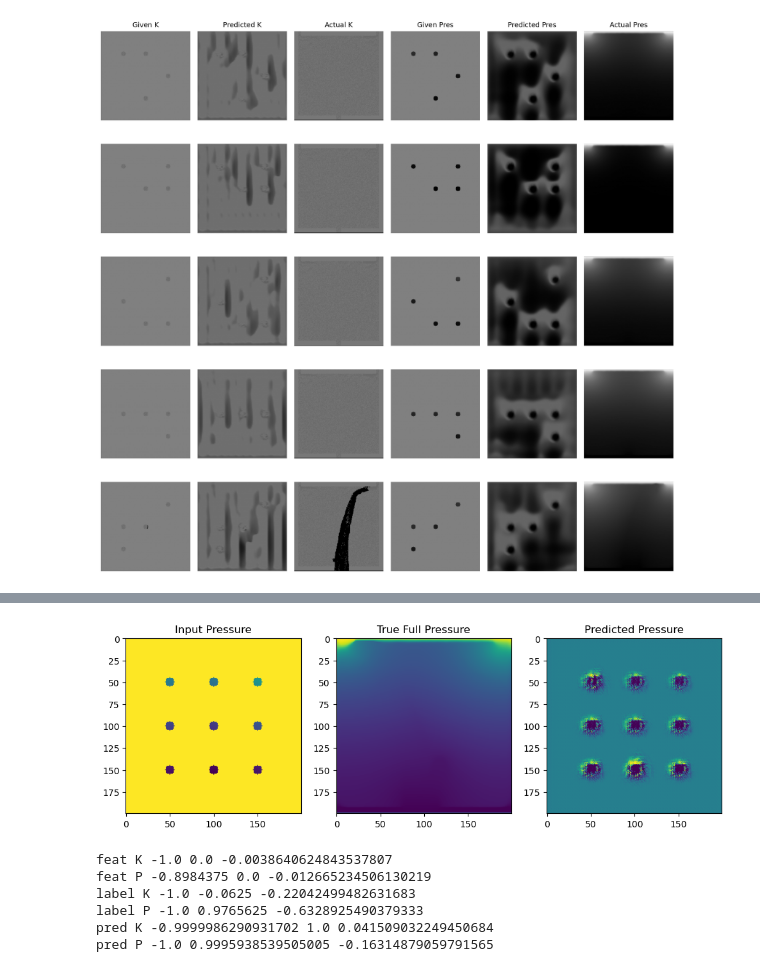
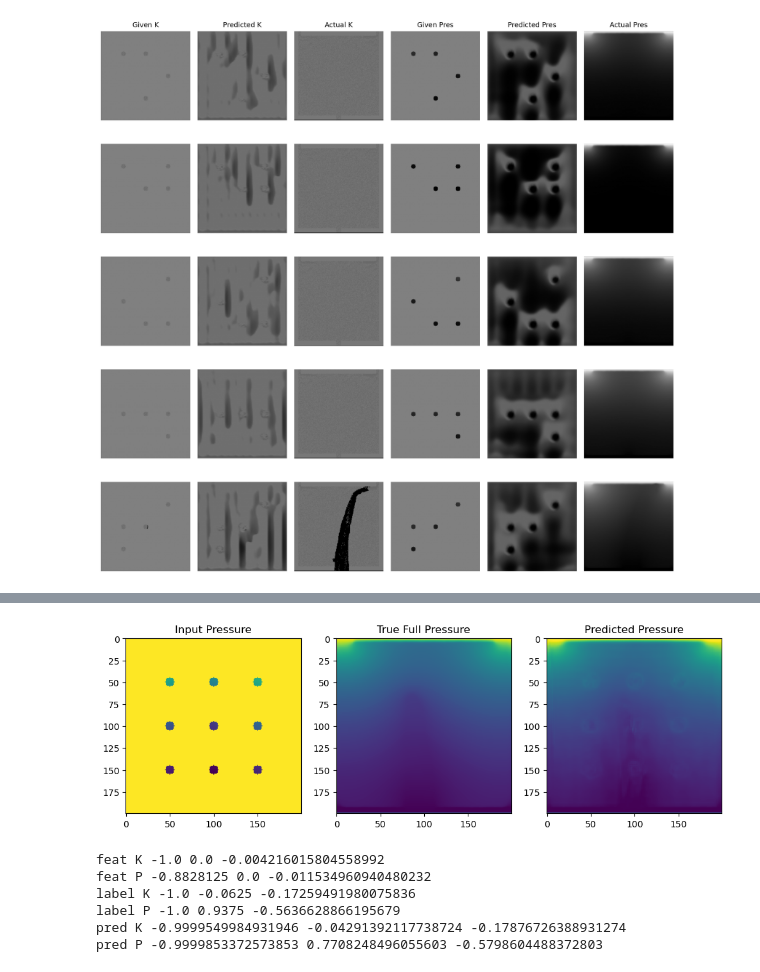
Before and after one commit to JadenLews/Learning, a Jupyter notebook: DeepLearn/physics/0525_visualize_compare.ipynb, the cells around one changed output, grey strips where cells are left out. Drawn from its saved outputs; the diff is of its cells as text; code cells hidden in the pictures.

```diff
--- a/DeepLearn/physics/0525_visualize_compare.ipynb
+++ b/DeepLearn/physics/0525_visualize_compare.ipynb
@@ -313,7 +313,8 @@ model = make_model(
     channels="KP"
 )
 model.load_state_dict(torch.load(
-    "official_darcy/final/fixed_physics_limited_attn_unet_darcy_0p1_best_state.pt",
+    # "official_darcy/final/fixed_physics_limited_attn_unet_darcy_1p0_final_state.pt",
+    "baseline_full/final/fixed_attn_unet_baseline_full_nodarcy_best_state.pt",
     map_location=DEVICE
 ))
 
@@ -327,37 +344,37 @@ import matplotlib.pyplot as plt
 import datasets
 from model_loader import make_model, DEVICE, ChannelSelectDataset
 
-val_sims = np.array([450])
+val_sims = np.array([250])
 
 base_dataset = datasets.FixedDenseDatasetFull(
     sims=val_sims,
     channels="KP"
 )
 
 dataset = ChannelSelectDataset(base_dataset, channels="KP")
 
-feat, label = dataset[100]
+feat, label = dataset[55]
 
 with torch.no_grad():
     pred = model(feat.unsqueeze(0).to(DEVICE)).squeeze(0).cpu()
 
 plt.figure(figsize=(12,4))
 
 plt.subplot(1,3,1)
 plt.imshow(feat[1].cpu())
 plt.title("Input Pressure")
 
 plt.subplot(1,3,2)
 plt.imshow(label[1].cpu())
 plt.title("True Full Pressure")
 
 plt.subplot(1,3,3)
 plt.imshow(pred[1])
 plt.title("Predicted Pressure")
 
 plt.show()
 # %% [output]
-[figure, old version]
+[figure, new version]
 # %%
 for name, x in [
     ("feat K", feat[0]),
@@ -369,12 +386,12 @@ for name, x in [
 ]:
     print(name, x.min().item(), x.max().item(), x.mean().item())
 # %% [output]
-feat K -1.0 0.0 -0.0038640624843537807
-feat P -0.8984375 0.0 -0.012665234506130219
-label K -1.0 -0.0625 -0.22042499482631683
-label P -1.0 0.9765625 -0.6328925490379333
-pred K -0.9999986290931702 1.0 0.041509032249450684
-pred P -1.0 0.9995938539505005 -0.16314879059791565
+feat K -1.0 0.0 -0.004216015804558992
+feat P -0.8828125 0.0 -0.011534960940480232
+label K -1.0 -0.0625 -0.17259491980075836
+label P -1.0 0.9375 -0.5636628866195679
+pred K -0.9999549984931946 -0.04291392117738724 -0.17876726388931274
+pred P -0.9999853372573853 0.7708248496055603 -0.5798604488372803
 # %%
 plt.figure(figsize=(10, 4))
 
```
Also changed, not shown: parts of 4 cells of this notebook.
